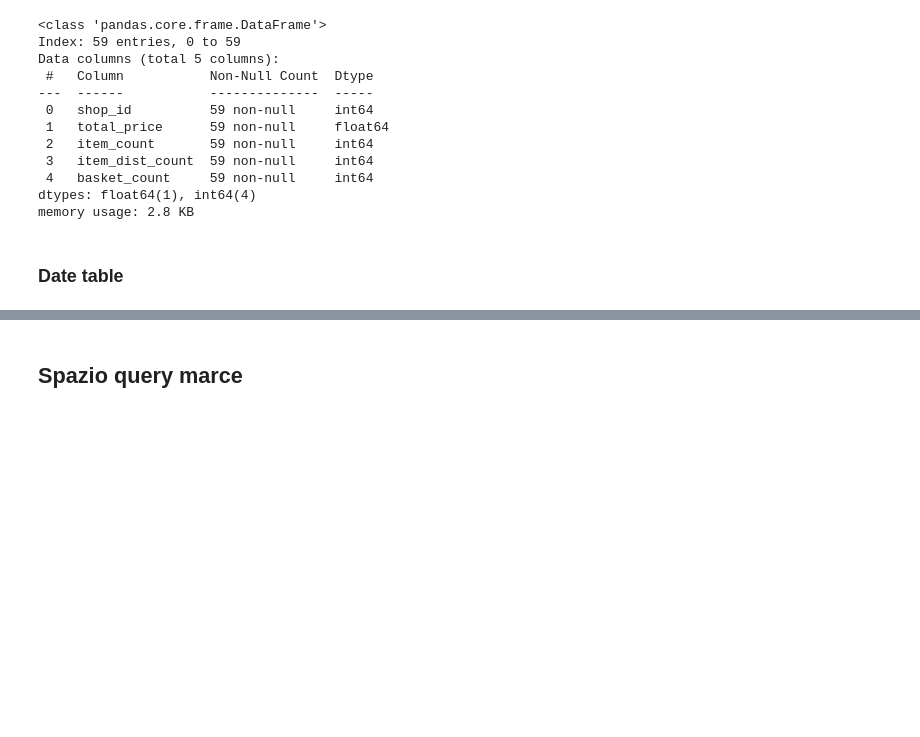
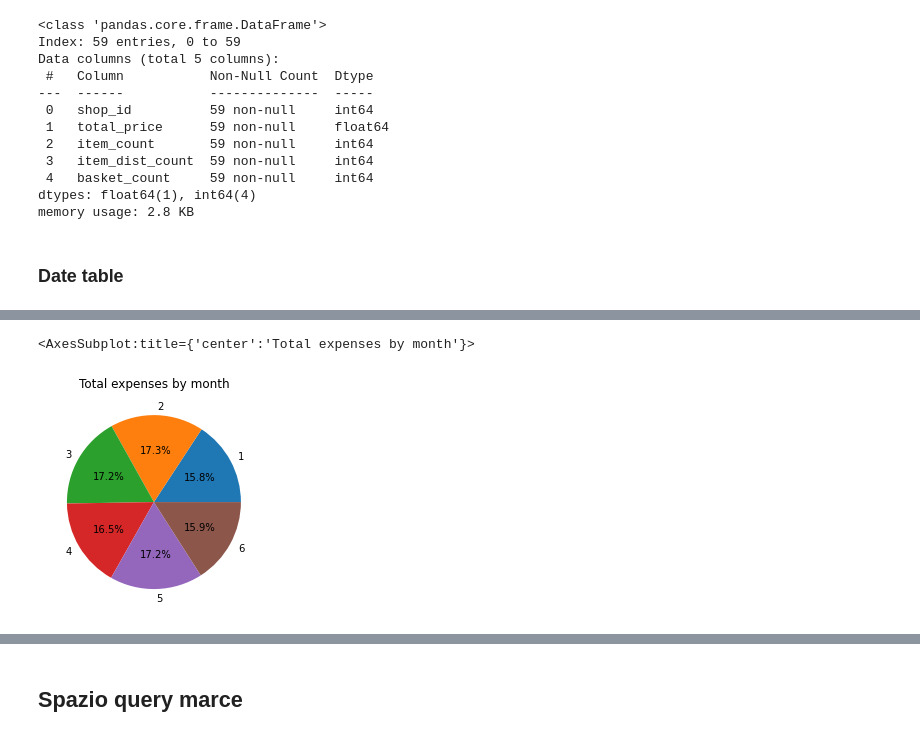
Before and after one commit to frankpietro/dm-project, a Jupyter notebook: dm.ipynb, the cells around one changed output, grey strips where cells are left out. Saved outputs shown, nothing was run; the diff lists cells and outputs as text; code cells hidden in the pictures; blank space fills up the shorter version.

```diff
--- a/dm.ipynb
+++ b/dm.ipynb
@@ -741 +748,7 @@ memory usage: 6.3 KB
+# %%
+psum_m = temp_d_df.groupby(temp_d_df.date.dt.month)[PSUM].sum()
+psum_m.plot.pie(autopct='%1.1f%%', legend=False, ylabel='', title='Total expenses by month')
+# %% [output]
+<AxesSubplot:title={'center':'Total expenses by month'}>
+[figure, added]
 # %%
```
Also changed, not shown: parts of 29 cells of this notebook.
